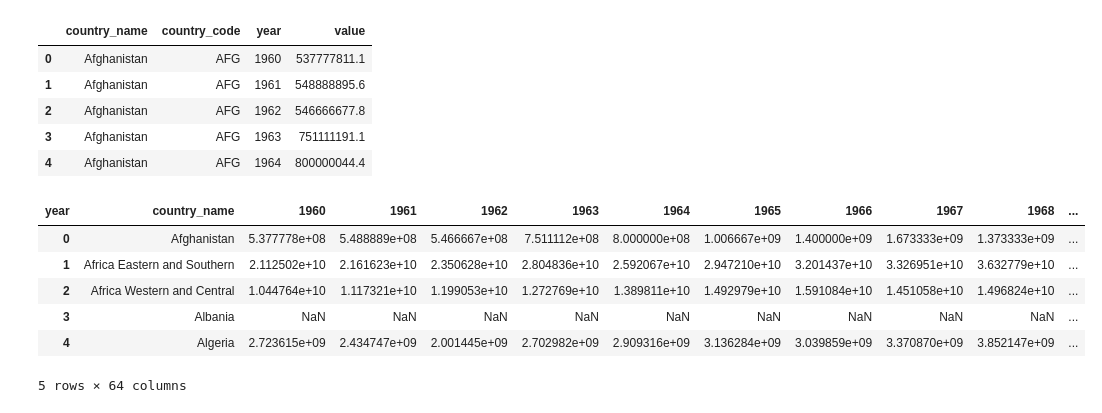
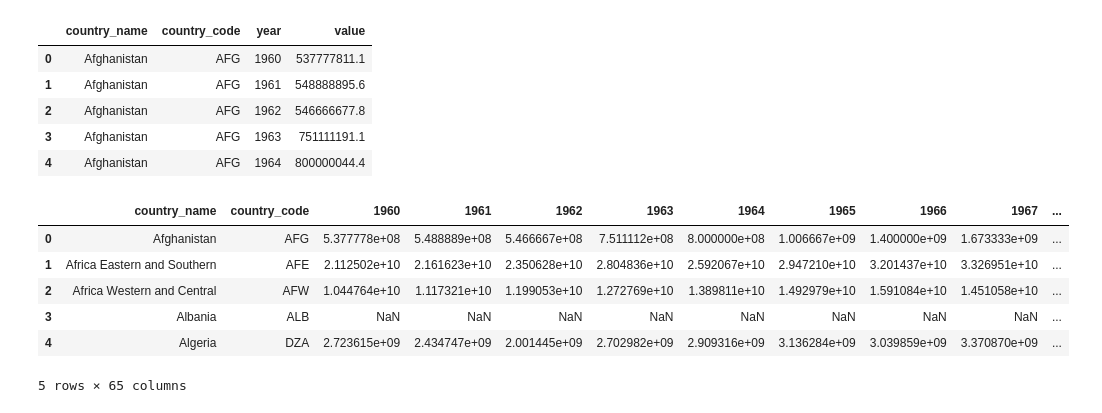
Before and after one commit to larubiano0/Parcial2-He2AI, a Jupyter notebook: GDP_script.ipynb, the cells around one changed output. Saved outputs shown, nothing was run; the diff lists cells and outputs as text; code cells hidden in the pictures.

```diff
--- a/GDP_script.ipynb
+++ b/GDP_script.ipynb
@@ -38,18 +35,22 @@ gdp_data.head()
 | 3 | Afghanistan | AFG | 1963 | 751111191.1 |
 | 4 | Afghanistan | AFG | 1964 | 800000044.4 |
 # %%
-# Transformar la base al formato ancho
-gdp_data_pivot = gdp_data.pivot(index="country_name", columns="year", values="value")
+# Transformar la base al formato ancho, manteniendo la columna country_code
+gdp_data_pivot = gdp_data.pivot(index=["country_name", "country_code"], columns="year", values="value")
 
 # Opcional: Resetear el índice si deseas que el país sea una columna normal
 gdp_data_pivot.reset_index(inplace=True)
 
+# Renombrar indice a index
+
+gdp_data_pivot.rename_axis(None, axis=1, inplace=True)
+
 gdp_data_pivot.head()
 # %% [output]
-| year | country_name | 1960 | 1961 | 1962 | 1963 | 1964 | 1965 | 1966 | 1967 | 1968 | ... |
-| 0 | Afghanistan | 5.377778e+08 | 5.488889e+08 | 5.466667e+08 | 7.511112e+08 | 8.000000e+08 | 1.006667e+09 | 1.400000e+09 | 1.673333e+09 | 1.373333e+09 | ... |
-| 1 | Africa Eastern and Southern | 2.112502e+10 | 2.161623e+10 | 2.350628e+10 | 2.804836e+10 | 2.592067e+10 | 2.947210e+10 | 3.201437e+10 | 3.326951e+10 | 3.632779e+10 | ... |
-| 2 | Africa Western and Central | 1.044764e+10 | 1.117321e+10 | 1.199053e+10 | 1.272769e+10 | 1.389811e+10 | 1.492979e+10 | 1.591084e+10 | 1.451058e+10 | 1.496824e+10 | ... |
-| 3 | Albania | NaN | NaN | NaN | NaN | NaN | NaN | NaN | NaN | NaN | ... |
-| 4 | Algeria | 2.723615e+09 | 2.434747e+09 | 2.001445e+09 | 2.702982e+09 | 2.909316e+09 | 3.136284e+09 | 3.039859e+09 | 3.370870e+09 | 3.852147e+09 | ... |
+|  | country_name | country_code | 1960 | 1961 | 1962 | 1963 | 1964 | 1965 | 1966 | 1967 | ... |
+| 0 | Afghanistan | AFG | 5.377778e+08 | 5.488889e+08 | 5.466667e+08 | 7.511112e+08 | 8.000000e+08 | 1.006667e+09 | 1.400000e+09 | 1.673333e+09 | ... |
+| 1 | Africa Eastern and Southern | AFE | 2.112502e+10 | 2.161623e+10 | 2.350628e+10 | 2.804836e+10 | 2.592067e+10 | 2.947210e+10 | 3.201437e+10 | 3.326951e+10 | ... |
+| 2 | Africa Western and Central | AFW | 1.044764e+10 | 1.117321e+10 | 1.199053e+10 | 1.272769e+10 | 1.389811e+10 | 1.492979e+10 | 1.591084e+10 | 1.451058e+10 | ... |
+| 3 | Albania | ALB | NaN | NaN | NaN | NaN | NaN | NaN | NaN | NaN | ... |
+| 4 | Algeria | DZA | 2.723615e+09 | 2.434747e+09 | 2.001445e+09 | 2.702982e+09 | 2.909316e+09 | 3.136284e+09 | 3.039859e+09 | 3.370870e+09 | ... |
-5 rows × 64 columns
+5 rows × 65 columns
```
Also changed, not shown: parts of 4 cells of this notebook.
